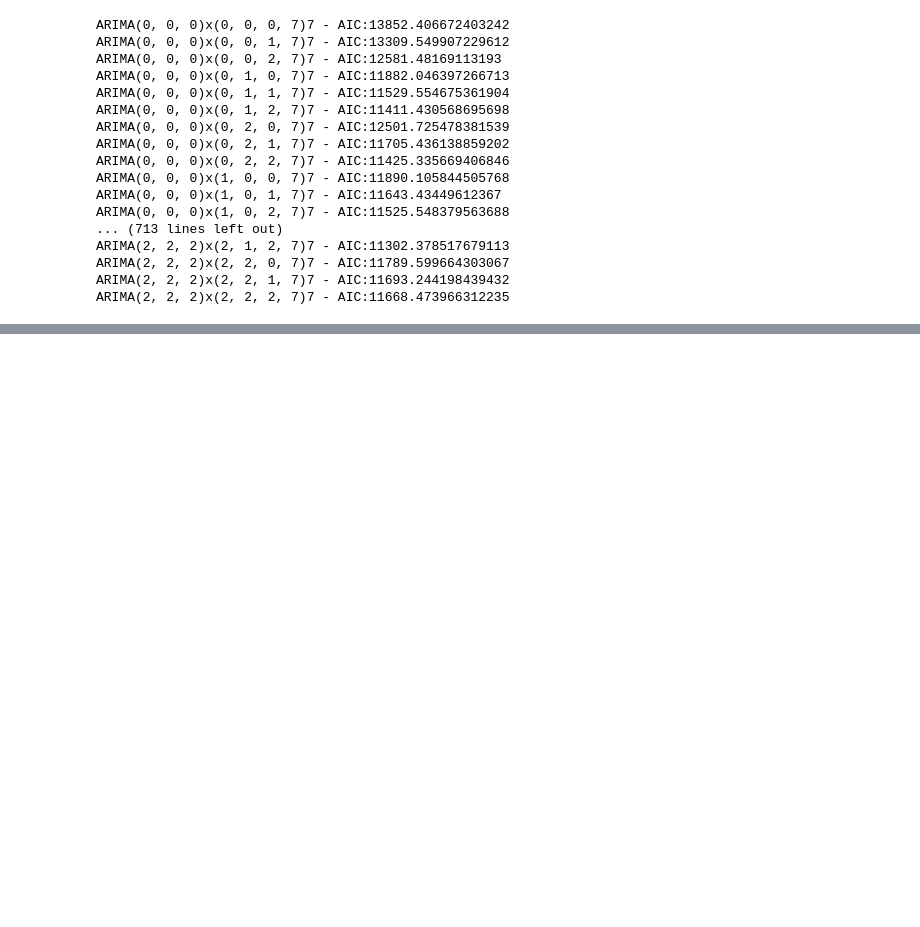
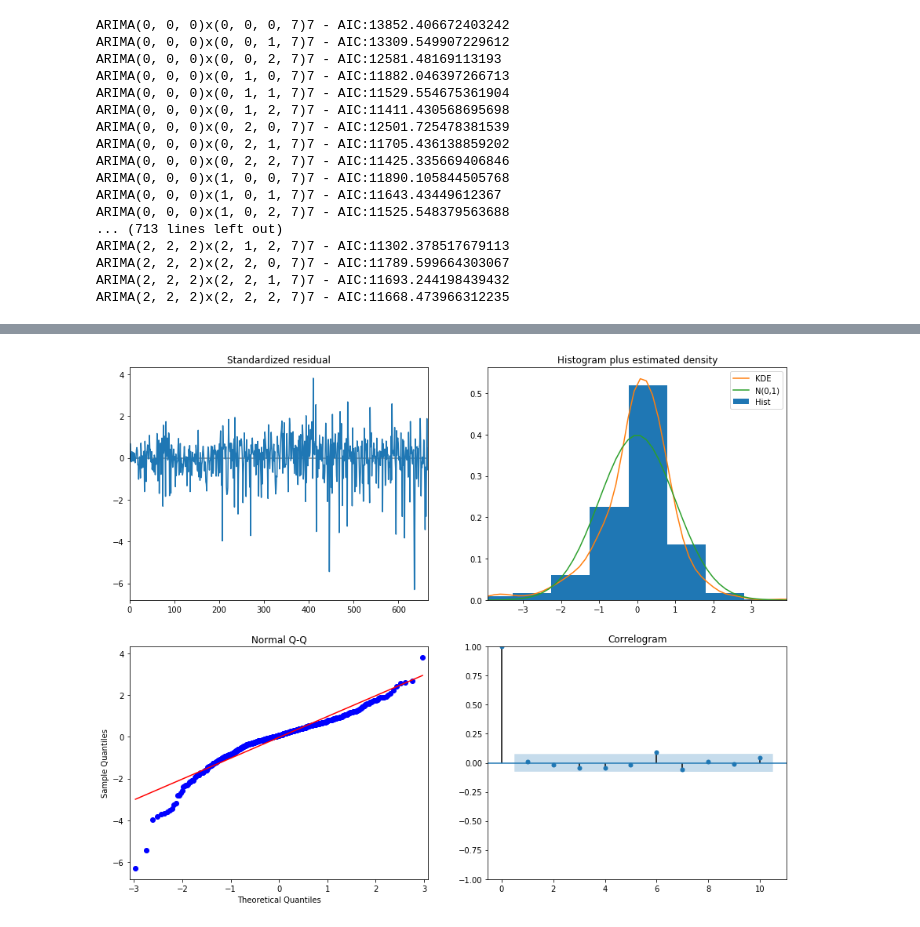
Before and after one commit to laurent-guerguy/Project-5-Bikesharing-Predict-Bike-Usage, a Jupyter notebook: your-project/Days Analysis.ipynb, the cells around one changed output, grey strips where cells are left out. Drawn from its saved outputs; the diff is of its cells as text; code cells hidden in the pictures; blank space fills up the shorter version.

```diff
--- a/your-project/Days Analysis.ipynb
+++ b/your-project/Days Analysis.ipynb
@@ -25,3 +25,5 @@ days.head()
 | 2 | 3 | 2011-01-03 | 1 | 0 | 1 | 0 | 1 | 1 | 1 | 0.196364 | ... |
 | 3 | 4 | 2011-01-04 | 1 | 0 | 1 | 0 | 2 | 1 | 1 | 0.200000 | ... |
 | 4 | 5 | 2011-01-05 | 1 | 0 | 1 | 0 | 3 | 1 | 1 | 0.226957 | ... |
+# %%
+days.index = pd.to_datetime(days.dteday)
@@ -281,0 +340,10 @@ ARIMA(2, 1, 1)x(0, 2, 2, 7)7 - AIC:11090.945525176723
+# %%
+mod = sm.tsa.statespace.SARIMAX(data,
+                                order=(1, 1, 1),
+                                seasonal_order=(0, 2, 2, 7),
+                                enforce_stationarity=False,
+                                enforce_invertibility=False)
+
+results = mod.fit()
+
+print(results.summary().tables[1])
@@ -281,0 +369,5 @@ ARIMA(2, 1, 1)x(0, 2, 2, 7)7 - AIC:11090.945525176723
+# %%
+results.plot_diagnostics(figsize=(15, 12))
+plt.show()
+# %% [output]
+[figure, added]
```
Also changed, not shown: parts of 24 cells of this notebook, 1 other file.
